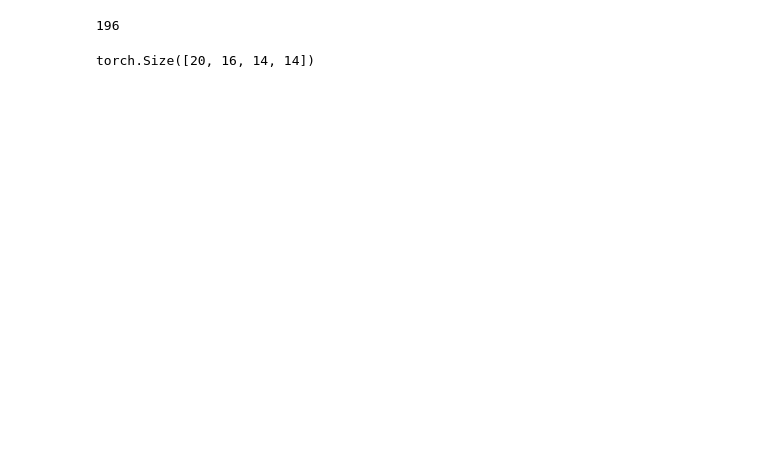
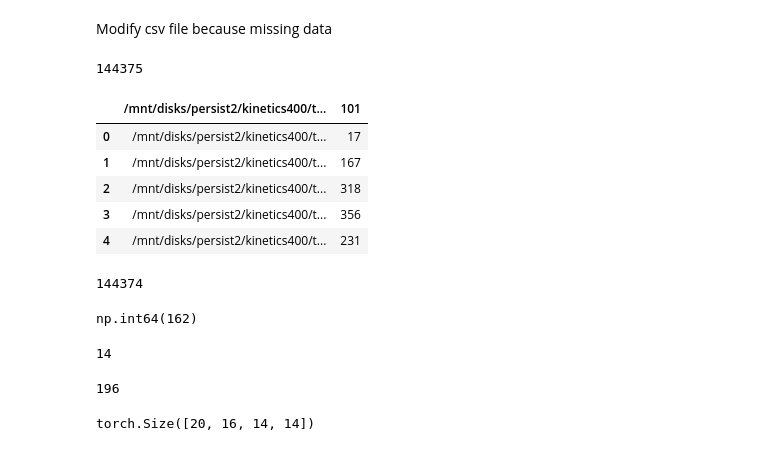
Before and after one commit to nguyentatcuong251204/MOTION-TPU, a Jupyter notebook: TimeSFormer-timeonly.ipynb, the cells around one changed output. Cells and saved outputs as stored; diff of their text form; code cells hidden in the pictures; blank space fills up the shorter version.

```diff
--- a/TimeSFormer-timeonly.ipynb
+++ b/TimeSFormer-timeonly.ipynb
@@ -40,0 +67,11 @@ torch.Size([2, 400])
+# %% [markdown]
+Modify csv file because missing data
+# %%
+phase = 'train'
+data = pd.read_csv(f'{phase}.csv', names=['paths', 'labels'])
+data.head()
+
+if phase == 'train':
+    data = data.drop(data.iloc[:,0].to_list().index('/mnt/disks/persist2/kinetics400/train/mf21EBmUtno_000151_000161.mp4'))
+# %% [output]
+144375
@@ -40,0 +93,20 @@ torch.Size([2, 400])
+# %%
+phase = 'train'
+data = pd.read_csv(f'{phase}.csv')
+# data.to_csv(f'{phase}.csv', index=False, header=False)
+data.head()
+# %% [output]
+|  | /mnt/disks/persist2/kinetics400/t... | 101 |
+| 0 | /mnt/disks/persist2/kinetics400/t... | 17 |
+| 1 | /mnt/disks/persist2/kinetics400/t... | 167 |
+| 2 | /mnt/disks/persist2/kinetics400/t... | 318 |
+| 3 | /mnt/disks/persist2/kinetics400/t... | 356 |
+| 4 | /mnt/disks/persist2/kinetics400/t... | 231 |
+# %%
+data.iloc[:,0].to_list().index('/mnt/disks/persist2/kinetics400/train/mf21EBmUtno_000151_000161.mp4')
+# %% [output]
+144374
+# %%
+data.iloc[144375,1]
+# %% [output]
+np.int64(162)
@@ -40,0 +115,4 @@ torch.Size([2, 400])
+# %%
+224//16
+# %% [output]
+14
```
Also changed, not shown: parts of 12 cells of this notebook, 11 other files.
